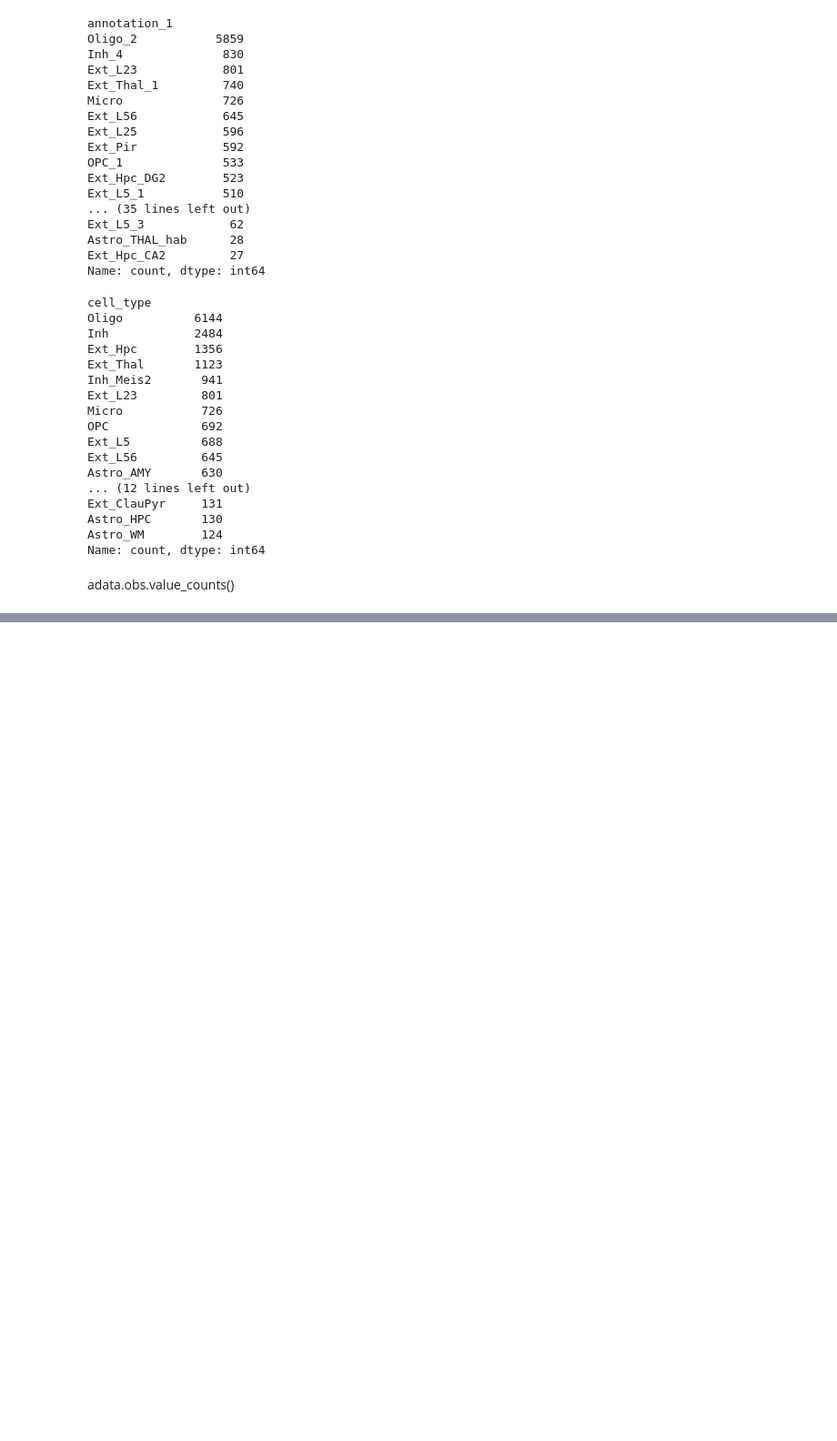
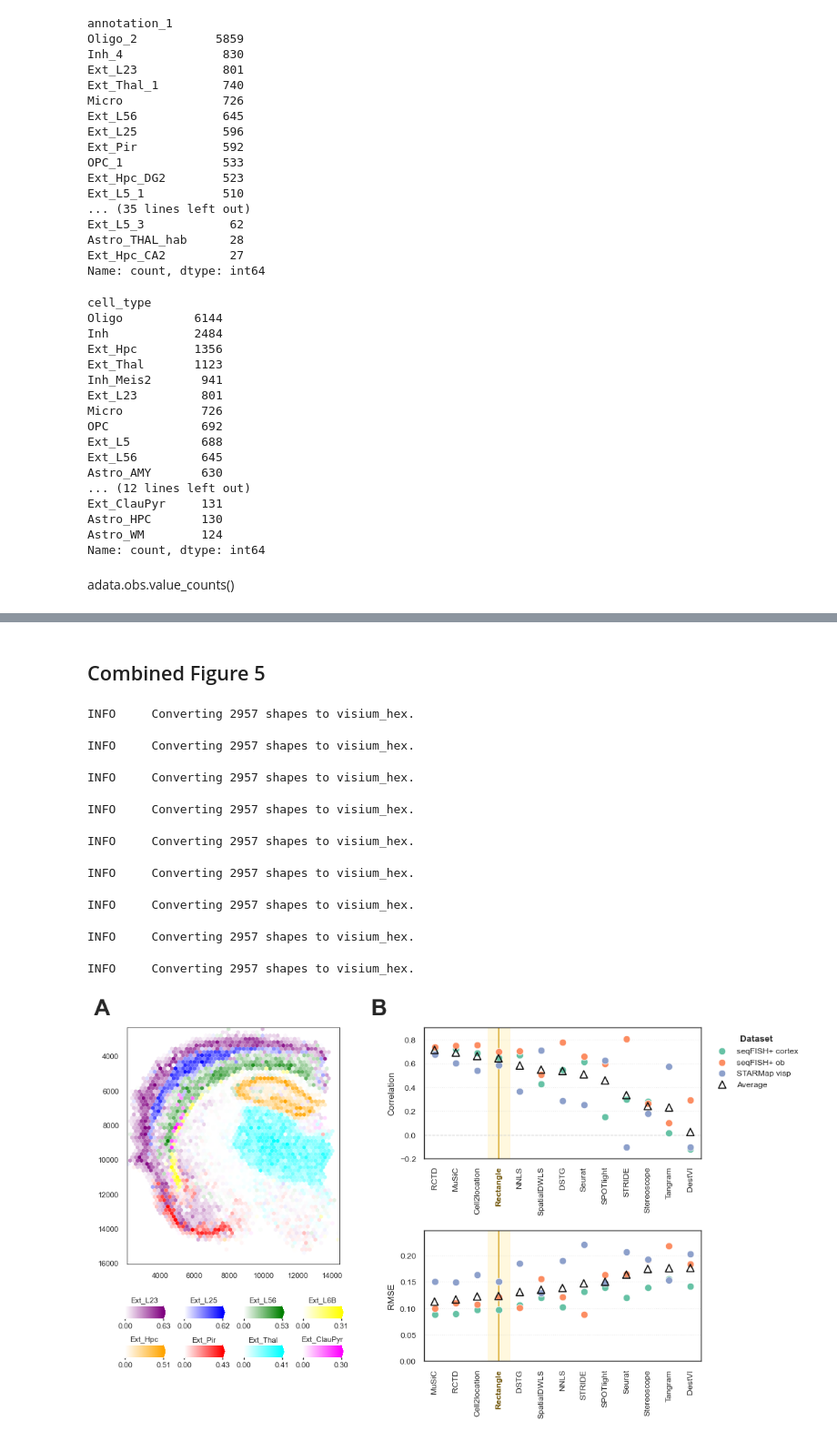
Before and after one commit to ComputationalBiomedicineGroup/rectangle_paper, a Jupyter notebook: notebooks/figure_5.ipynb, the cells around one changed output, grey strips where cells are left out. Shown at 91% size. Saved outputs shown, nothing was run; the diff lists cells and outputs as text; code cells hidden in the pictures; blank space fills up the shorter version.

```diff
--- a/notebooks/figure_5.ipynb
+++ b/notebooks/figure_5.ipynb
@@ -355,0 +768,75 @@ estimations.to_csv('../data/fig5/rectangle_ST8059048_estimations.csv')
+# %% [markdown]
+## Combined Figure 5
+# %%
+# Combined Figure 5: A spatial map of excitatory-neuron fractions, B Spotless benchmark per method
+# Run the Spotless cell (method_dataset_df) and the Figure 5A cell (draw_spatial_panel) first.
+import numpy as np
+import matplotlib.pyplot as plt
+
+required_vars = ['method_dataset_df', 'method_dataset_order', 'dataset_order', 'dataset_palette', 'draw_spatial_panel']
+missing_vars = [var for var in required_vars if var not in globals()]
+if missing_vars:
+    raise NameError(f'Run the Spotless and Figure 5A cells first. Missing: {missing_vars}')
+
+
+def draw_method_dataset_metric(ax, metric_col, y_label, legend=True):
+    # Same ordering and styling as plot_method_dataset_metric
+    avg_metric = method_dataset_df.groupby('Method')[metric_col].mean()
+    metric_order = avg_metric.reindex(method_dataset_order).sort_values(ascending=metric_col == 'RMSE').index.tolist()
+    rect_idx = metric_order.index('Rectangle')
+    ax.axvspan(rect_idx - 0.5, rect_idx + 0.5, color='#fff3c4', alpha=0.55, zorder=0)
+    ax.axvline(rect_idx, color='#d4a017', linewidth=1.2, alpha=0.9, zorder=1)
+
+    x = np.arange(len(metric_order), dtype=float)
+    for dataset in dataset_order:
+        sub = method_dataset_df[method_dataset_df['Dataset'] == dataset].set_index('Method')
+        ax.scatter(x, [sub.loc[m, metric_col] if m in sub.index else np.nan for m in metric_order], s=58,
+                   color=dataset_palette[dataset], edgecolor='white', linewidth=0.6, label=dataset, zorder=3)
+    ax.scatter(x, [avg_metric.loc[m] for m in metric_order], s=62, marker='^', facecolors='none',
+               edgecolors='#111111', linewidths=1.2, label='Average', zorder=4)
+
+    if metric_col == 'Correlation':
+        ax.axhline(0, linestyle='--', color='lightgrey', linewidth=0.8, zorder=1)
+        ax.set_ylim(-0.2, 0.9)
+        ax.set_yticks(np.linspace(-0.2, 0.8, 6))
+    else:
+        metric_max = float(max(method_dataset_df[metric_col].max(), avg_metric.max()))
+        ax.set_ylim(0, max(metric_max * 1.12, 0.1))
+    ax.set_xlim(-0.5, len(metric_order) - 0.5)
+    ax.set_xticks(x)
+    ax.set_xticklabels(metric_order, rotation=90)
+    ax.get_xticklabels()[rect_idx].set_fontweight('bold')
+    ax.get_xticklabels()[rect_idx].set_color('#6b4f00')
+    ax.set_ylabel(y_label)
+    ax.grid(axis='y', linestyle=':', alpha=0.35)
+    if legend:
+        leg = ax.legend(loc='upper left', bbox_to_anchor=(1.02, 1.0), frameon=False, title='Dataset')
+        leg.get_title().set_fontweight('bold')
+
+
+fig = plt.figure(figsize=(10.5, 6.2), facecolor='white')
+outer = fig.add_gridspec(1, 2, width_ratios=[1.0, 1.25], wspace=0.32, left=0.04, right=0.86, top=0.92, bottom=0.12)
+draw_spatial_panel(fig, outer[0], height_ratios=(3, 0.85), hspace=0.2)
+right = outer[1].subgridspec(2, 1, hspace=0.55)
+correlation_ax = fig.add_subplot(right[0])
+draw_method_dataset_metric(correlation_ax, 'Correlation', 'Correlation', legend=True)
+draw_method_dataset_metric(fig.add_subplot(right[1]), 'RMSE', 'RMSE', legend=False)
+
+# B sits just left of panel B's y-axis label, wherever the layout puts it
+for letter, x in (('A', 0.0), ('B', correlation_ax.get_position().x0 - 0.075)):
+    fig.text(x, 0.99, letter, fontsize=24, fontweight='bold', va='top')
+
+for ext in ('pdf', 'png'):
+    fig.savefig(f'../figures/fig4_combined.{ext}', facecolor='white', bbox_inches='tight', dpi=300)
+plt.show()
+# %% [output]
+INFO     Converting 2957 shapes to visium_hex.
+INFO     Converting 2957 shapes to visium_hex.
+INFO     Converting 2957 shapes to visium_hex.
+INFO     Converting 2957 shapes to visium_hex.
+INFO     Converting 2957 shapes to visium_hex.
+INFO     Converting 2957 shapes to visium_hex.
+INFO     Converting 2957 shapes to visium_hex.
+INFO     Converting 2957 shapes to visium_hex.
+INFO     Converting 2957 shapes to visium_hex.
+[figure, added]
```
Also changed, not shown: parts of 6 cells of this notebook.
